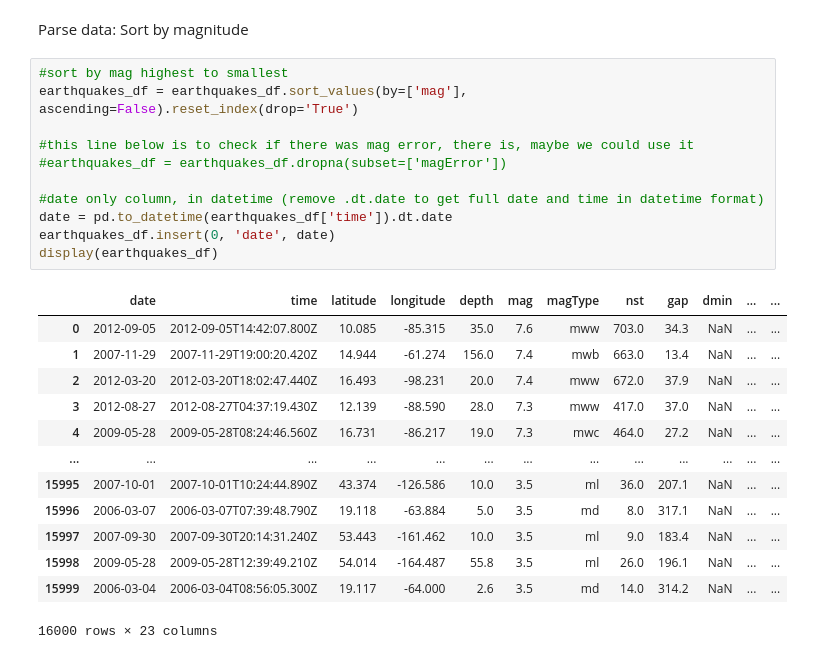
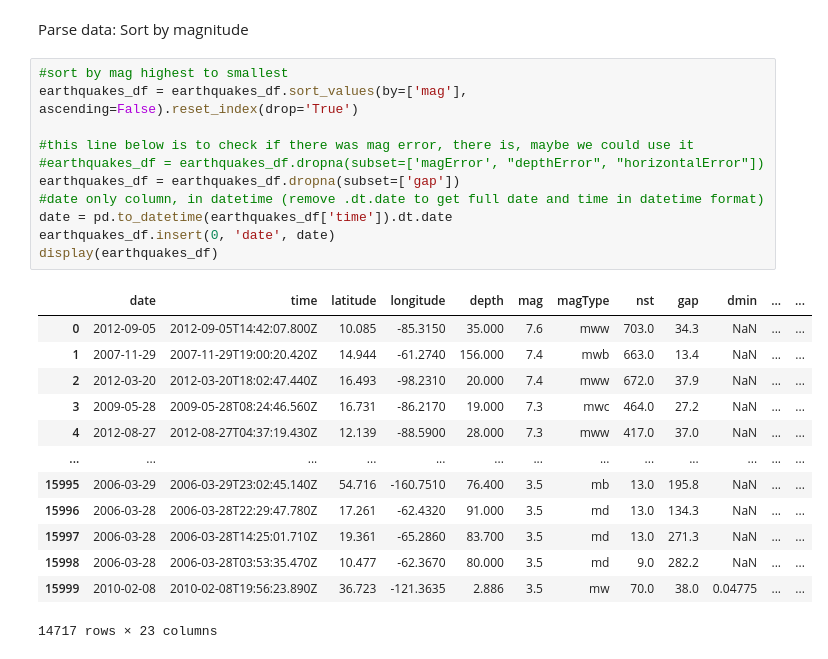
Before and after one commit to NatalieFig/cmsc320finalproj, a Jupyter notebook: CMSC320_Final_Project.ipynb, the cells around one changed output. Cells and saved outputs as stored; diff of their text form.

```diff
--- a/CMSC320_Final_Project.ipynb
+++ b/CMSC320_Final_Project.ipynb
@@ -71,25 +97,25 @@ Parse data: Sort by magnitude
 # %%
 #sort by mag highest to smallest
 earthquakes_df = earthquakes_df.sort_values(by=['mag'], ascending=False).reset_index(drop='True')
 
 #this line below is to check if there was mag error, there is, maybe we could use it
-#earthquakes_df = earthquakes_df.dropna(subset=['magError'])
-
+#earthquakes_df = earthquakes_df.dropna(subset=['magError', "depthError", "horizontalError"])
+earthquakes_df = earthquakes_df.dropna(subset=['gap'])
 #date only column, in datetime (remove .dt.date to get full date and time in datetime format)
 date = pd.to_datetime(earthquakes_df['time']).dt.date
 earthquakes_df.insert(0, 'date', date)
 display(earthquakes_df)
 # %% [output]
 |  | date | time | latitude | longitude | depth | mag | magType | nst | gap | dmin | ... | ... |
-| 0 | 2012-09-05 | 2012-09-05T14:42:07.800Z | 10.085 | -85.315 | 35.0 | 7.6 | mww | 703.0 | 34.3 | NaN | ... | ... |
-| 1 | 2007-11-29 | 2007-11-29T19:00:20.420Z | 14.944 | -61.274 | 156.0 | 7.4 | mwb | 663.0 | 13.4 | NaN | ... | ... |
-| 2 | 2012-03-20 | 2012-03-20T18:02:47.440Z | 16.493 | -98.231 | 20.0 | 7.4 | mww | 672.0 | 37.9 | NaN | ... | ... |
-| 3 | 2012-08-27 | 2012-08-27T04:37:19.430Z | 12.139 | -88.590 | 28.0 | 7.3 | mww | 417.0 | 37.0 | NaN | ... | ... |
-| 4 | 2009-05-28 | 2009-05-28T08:24:46.560Z | 16.731 | -86.217 | 19.0 | 7.3 | mwc | 464.0 | 27.2 | NaN | ... | ... |
+| 0 | 2012-09-05 | 2012-09-05T14:42:07.800Z | 10.085 | -85.3150 | 35.000 | 7.6 | mww | 703.0 | 34.3 | NaN | ... | ... |
+| 1 | 2007-11-29 | 2007-11-29T19:00:20.420Z | 14.944 | -61.2740 | 156.000 | 7.4 | mwb | 663.0 | 13.4 | NaN | ... | ... |
+| 2 | 2012-03-20 | 2012-03-20T18:02:47.440Z | 16.493 | -98.2310 | 20.000 | 7.4 | mww | 672.0 | 37.9 | NaN | ... | ... |
+| 3 | 2009-05-28 | 2009-05-28T08:24:46.560Z | 16.731 | -86.2170 | 19.000 | 7.3 | mwc | 464.0 | 27.2 | NaN | ... | ... |
+| 4 | 2012-08-27 | 2012-08-27T04:37:19.430Z | 12.139 | -88.5900 | 28.000 | 7.3 | mww | 417.0 | 37.0 | NaN | ... | ... |
 | ... | ... | ... | ... | ... | ... | ... | ... | ... | ... | ... | ... | ... |
-| 15995 | 2007-10-01 | 2007-10-01T10:24:44.890Z | 43.374 | -126.586 | 10.0 | 3.5 | ml | 36.0 | 207.1 | NaN | ... | ... |
-| 15996 | 2006-03-07 | 2006-03-07T07:39:48.790Z | 19.118 | -63.884 | 5.0 | 3.5 | md | 8.0 | 317.1 | NaN | ... | ... |
-| 15997 | 2007-09-30 | 2007-09-30T20:14:31.240Z | 53.443 | -161.462 | 10.0 | 3.5 | ml | 9.0 | 183.4 | NaN | ... | ... |
-| 15998 | 2009-05-28 | 2009-05-28T12:39:49.210Z | 54.014 | -164.487 | 55.8 | 3.5 | ml | 26.0 | 196.1 | NaN | ... | ... |
-| 15999 | 2006-03-04 | 2006-03-04T08:56:05.300Z | 19.117 | -64.000 | 2.6 | 3.5 | md | 14.0 | 314.2 | NaN | ... | ... |
+| 15995 | 2006-03-29 | 2006-03-29T23:02:45.140Z | 54.716 | -160.7510 | 76.400 | 3.5 | mb | 13.0 | 195.8 | NaN | ... | ... |
+| 15996 | 2006-03-28 | 2006-03-28T22:29:47.780Z | 17.261 | -62.4320 | 91.000 | 3.5 | md | 13.0 | 134.3 | NaN | ... | ... |
+| 15997 | 2006-03-28 | 2006-03-28T14:25:01.710Z | 19.361 | -65.2860 | 83.700 | 3.5 | md | 13.0 | 271.3 | NaN | ... | ... |
+| 15998 | 2006-03-28 | 2006-03-28T03:53:35.470Z | 10.477 | -62.3670 | 80.000 | 3.5 | md | 9.0 | 282.2 | NaN | ... | ... |
+| 15999 | 2010-02-08 | 2010-02-08T19:56:23.890Z | 36.723 | -121.3635 | 2.886 | 3.5 | mw | 70.0 | 38.0 | 0.04775 | ... | ... |
-16000 rows × 23 columns
+14717 rows × 23 columns
```
Also changed, not shown: parts of 64 cells of this notebook.
